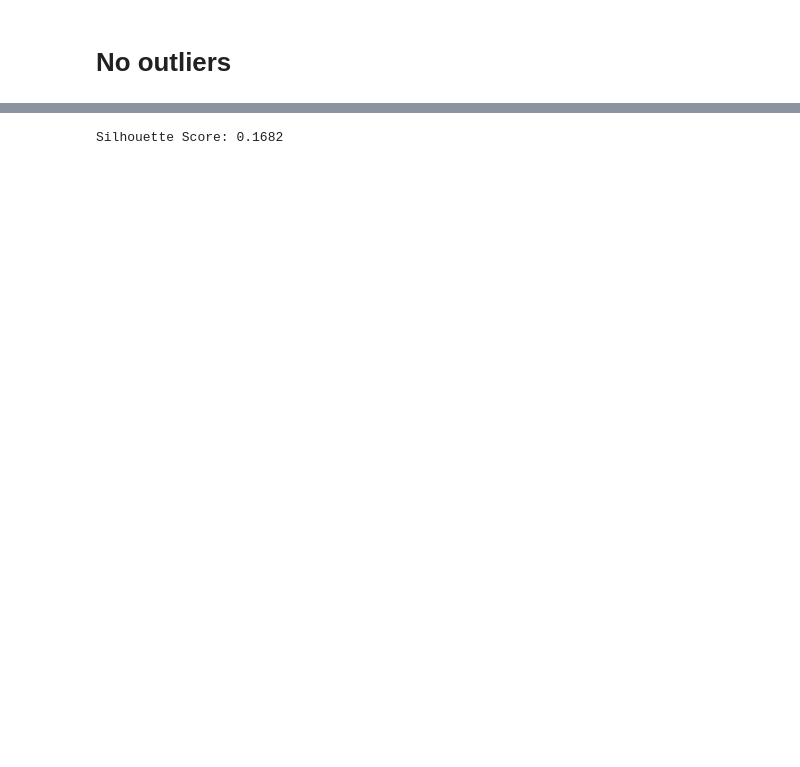
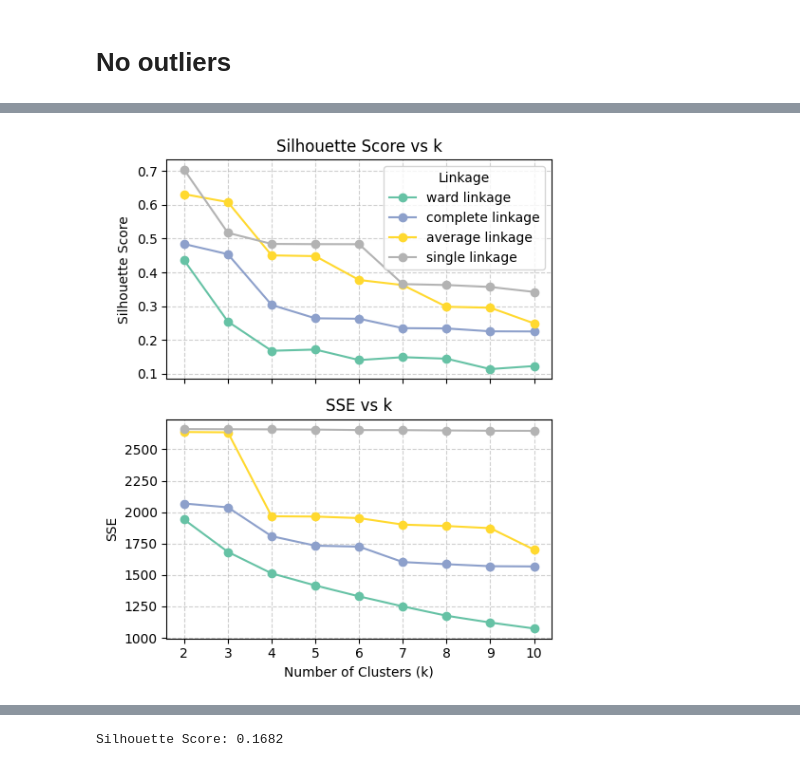
Before and after one commit to ChefBB/data_mining_1, a Jupyter notebook: code/hierarchical_clust_final.ipynb, the cells around one changed output, grey strips where cells are left out. Saved outputs shown, nothing was run; the diff lists cells and outputs as text; code cells hidden in the pictures; blank space fills up the shorter version.

```diff
--- a/code/hierarchical_clust_final.ipynb
+++ b/code/hierarchical_clust_final.ipynb
@@ -385,0 +414,34 @@ plt.show()
+# %%
+import matplotlib.pyplot as plt
+import matplotlib.cm as cm
+import numpy as np
+
+# Choose a colormap
+cmap = cm.get_cmap('Set2', len(linkages))  # 'tab10' or 'Set2' or 'Dark2'
+
+fig, axes = plt.subplots(2, 1, figsize=(5, 6), sharex=True)
+
+# Plot Silhouette Scores
+for idx, linkage in enumerate(linkages):
+    color = cmap(idx)
+    axes[0].plot(cluster_range, silhouette_scores[linkage], marker='o', label=f"{linkage} linkage", color=color)
+axes[0].set_ylabel('Silhouette Score')
+axes[0].set_title('Silhouette Score vs k')
+axes[0].legend(title="Linkage")
+axes[0].grid(True, linestyle='--', alpha=0.6)
+
+# Plot SSE Scores
+for idx, linkage in enumerate(linkages):
+    color = cmap(idx)
+    axes[1].plot(cluster_range, sse_scores[linkage], marker='o', label=f"{linkage} linkage", color=color)
+axes[1].set_xlabel('Number of Clusters (k)')
+axes[1].set_ylabel('SSE')
+axes[1].set_title('SSE vs k')
+# axes[1].legend(title="Linkage", loc='upper right')
+axes[1].grid(True, linestyle='--', alpha=0.6)
+
+
+plt.tight_layout()
+plt.show()
+# %% [output]
+[figure, added]
```
Also changed, not shown: parts of 10 cells of this notebook, 13 other files.
